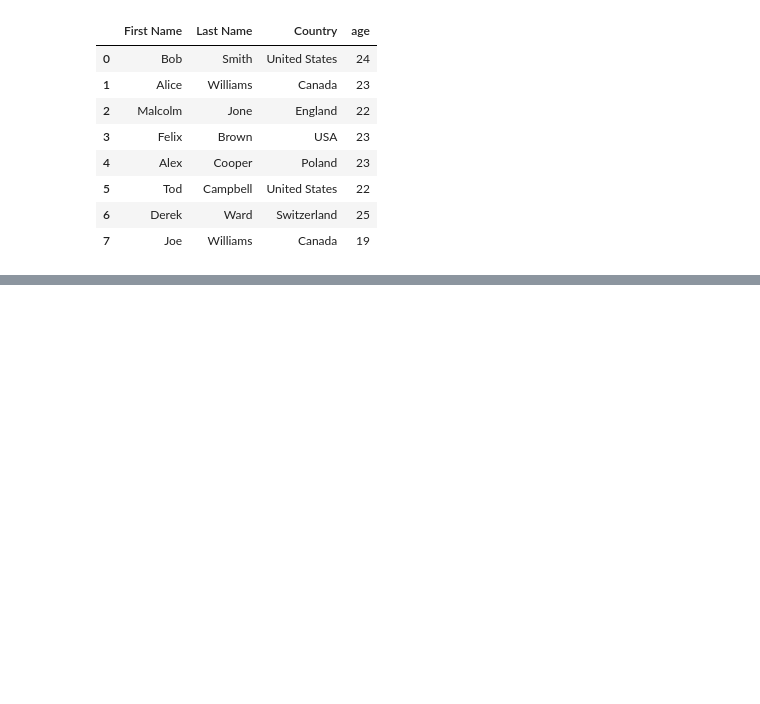
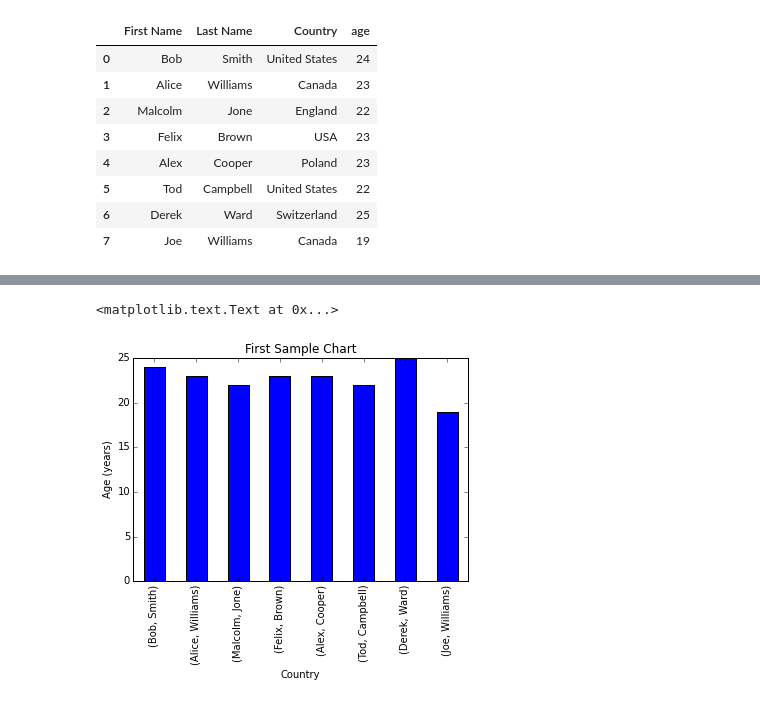
Before and after one commit to ajaycode/ajaycode, a Jupyter notebook: notebooks/Learning Pandas.ipynb, the cells around one changed output, grey strips where cells are left out. Drawn from its saved outputs; the diff is of its cells as text; code cells hidden in the pictures; blank space fills up the shorter version.

```diff
--- a/notebooks/Learning Pandas.ipynb
+++ b/notebooks/Learning Pandas.ipynb
@@ -154,0 +418,3 @@ df
+# %%
+#Add the names for the x axis
+indexed_df=df.set_index(['First Name', 'Last Name'])
@@ -154,0 +425,8 @@ df
+# %%
+%matplotlib inline
+my_plot = indexed_df['age'].plot(kind='bar',  title="First Sample Chart")
+my_plot.set_xlabel('Country')
+my_plot.set_ylabel('Age (years)')
+# %% [output]
+<matplotlib.text.Text at 0x...>
+[figure, added]
```
Also changed, not shown: parts of 32 cells of this notebook.
